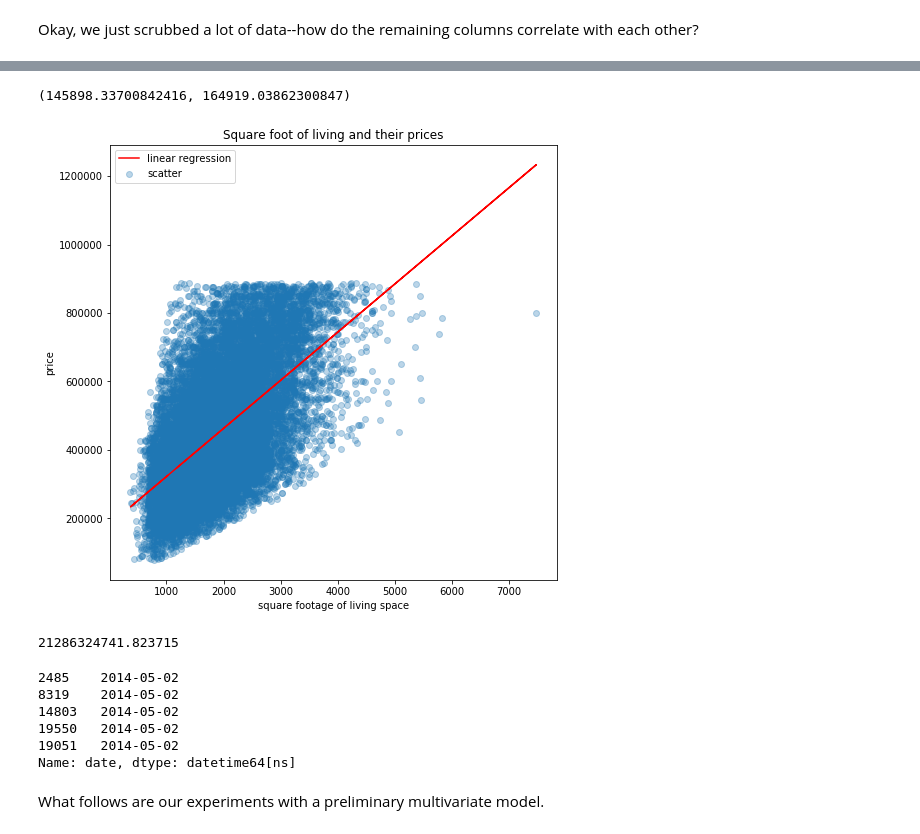
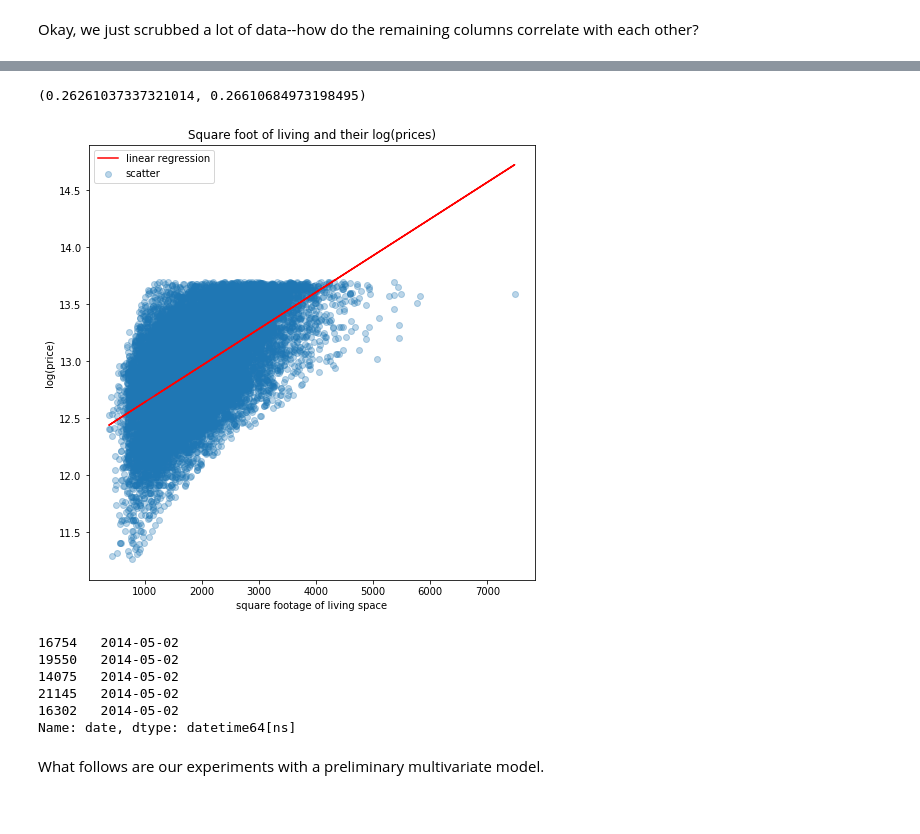
Before and after one commit to AlecMorgan/Housing-Price-Predictor, a Jupyter notebook: wip.ipynb, the cells around one changed output, grey strips where cells are left out. Cells and saved outputs as stored; diff of their text form; code cells hidden in the pictures.

```diff
--- a/wip.ipynb
+++ b/wip.ipynb
@@ -165,3 +166,5 @@ dtypes: float64(8), int64(7), object(1)
 memory usage: 2.7+ MB
 # %% [markdown]
 Okay, we just scrubbed a lot of data--how do the remaining columns correlate with each other?
+# %%
+house_data['log_price'] = house_data['price'].apply(lambda x: np.log(x))
@@ -174,9 +186,9 @@ sns.heatmap(house_data.corr(), cmap=color_map)
 # %%
 # we want to target our model to the majority of users,
 # but perhaps not to the people that are buying mansions/celebrities in the area
-price_90th_perc = np.percentile(house_data['price'], 90)
+price_90th_perc = np.percentile(house_data['log_price'], 90)
 
-house_data_90 = house_data.drop(house_data[house_data['price'] > price_90th_perc].index)
+house_data_90 = house_data.drop(house_data[house_data['log_price'] > price_90th_perc].index)
 house_data_90.info()
 # %% [output]
 <class 'pandas.core.frame.DataFrame'>
@@ -302,10 +315,10 @@ house_data.corr()
 # %%
 # get a simple linear regression model for price and sqft_living
 x_90 = np.array(house_data_90['sqft_living'])
-y_90 = np.array(house_data_90['price'])
+y_90 = np.array(house_data_90['log_price'])
 
 x_95 = np.array(house_data_95['sqft_living'])
-y_95 = np.array(house_data_95['price'])
+y_95 = np.array(house_data_95['log_price'])
 # %%
 formula_90 = 'y_90~x_90'
 model_90 = ols(formula=formula_90, data=house_data_90).fit()
@@ -341,33 +354,26 @@ linreg_95 = LinearRegression()
 linreg_95.fit(x_95.reshape(-1,1), y_95.reshape(-1,1))
 
 y_hat_95 = linreg_95.predict(x_95.reshape(-1,1))
-# %%
-sqft_living_mse_90 = mean_squared_error(y_90, y_hat_90)
-sqft_living_mse_95 = mean_squared_error(y_95, y_hat_95)
-
-np.sqrt(sqft_living_mse_90), np.sqrt(sqft_living_mse_95)
-# %% [output]
-(145898.33700842416, 164919.03862300847)
+# %%
+sqft_living_mae_90 = median_absolute_error(y_90, y_hat_90)
+sqft_living_mae_95 = median_absolute_error(y_95, y_hat_95)
+
+sqft_living_mae_90, sqft_living_mae_95
+# %% [output]
+(0.26261037337321014, 0.26610684973198495)
 # %%
 #90th percentile seems to be a better fit that 95th for the customer that would be using the service.
 # %%
 plt.figure(figsize=(8,8))
-plt.scatter(x,y, label='scatter', alpha = 0.3)
-plt.plot(x, y_hat, color='red', label='linear regression')
-plt.title('Square foot of living and their prices')
+plt.scatter(x_90,y_90, label='scatter', alpha = 0.3)
+plt.plot(x_90, y_hat_90, color='red', label='linear regression')
+plt.title('Square foot of living and their log(prices)')
 plt.legend()
 plt.xlabel('square footage of living space')
-plt.ylabel('price')
+plt.ylabel('log(price)')
 plt.show()
 # %% [output]
-[figure, old version]
+[figure, new version]
-# %%
-from sklearn.metrics import mean_squared_error
-
-sqft_living_mse = mean_squared_error(y, y_hat)
-sqft_living_mse
-# %% [output]
-21286324741.823715
 # %%
 from datetime import datetime
 
@@ -375,11 +381,11 @@ house_data['date'] = pd.to_datetime(house_data['date'])
 # %%
 house_data['date'].sort_values().head()
 # %% [output]
-2485    2014-05-02
-8319    2014-05-02
-14803   2014-05-02
+16754   2014-05-02
 19550   2014-05-02
-19051   2014-05-02
+14075   2014-05-02
+21145   2014-05-02
+16302   2014-05-02
 Name: date, dtype: datetime64[ns]
 # %% [markdown]
 What follows are our experiments with a preliminary multivariate model.
```
Also changed, not shown: parts of 50 cells of this notebook.
